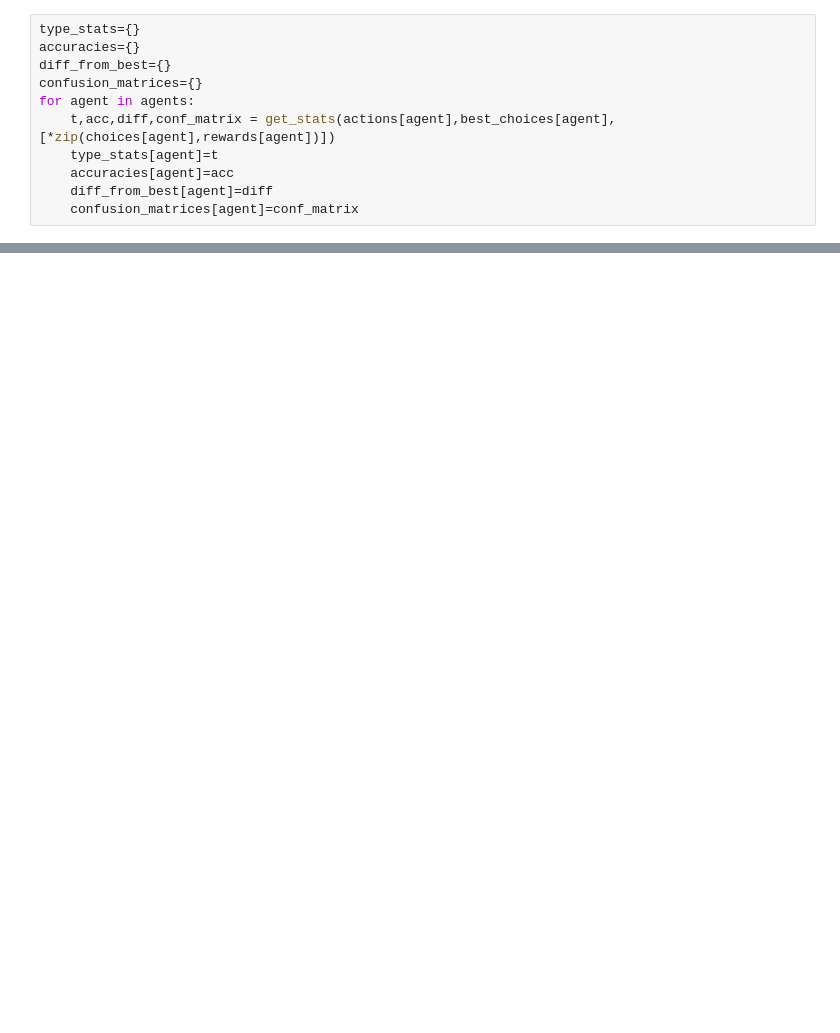
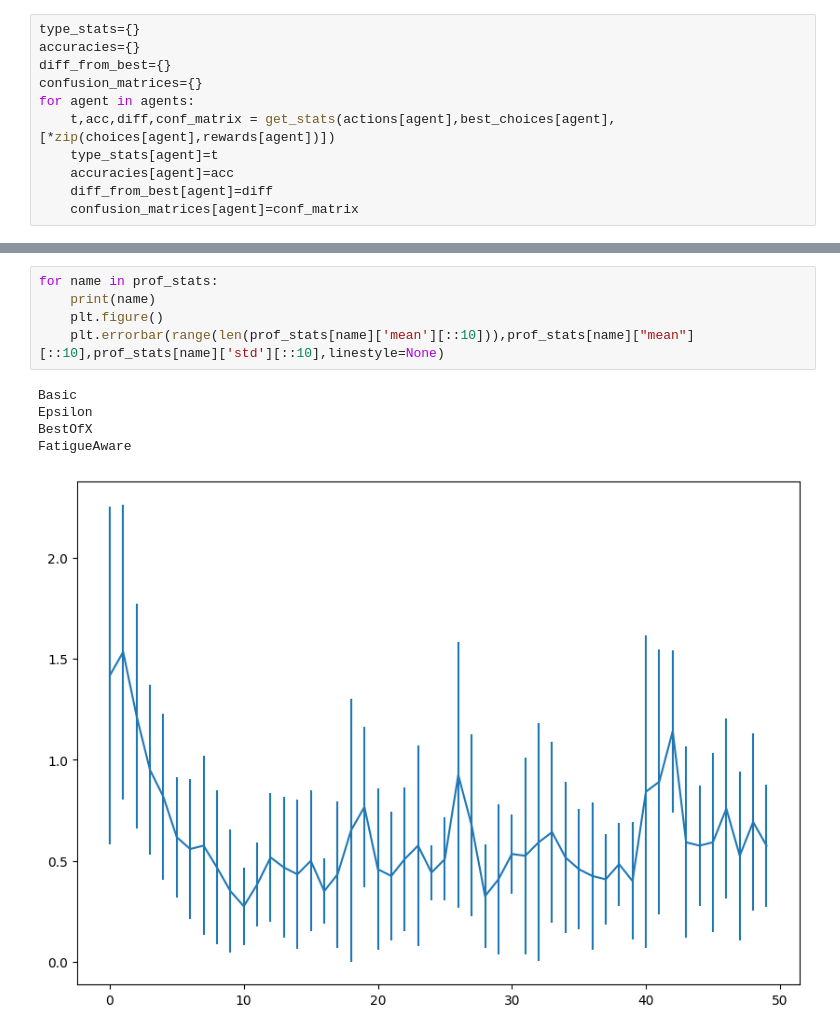
Before and after one commit to JDnikolo/thesis_gamified_hexad_extraction, a Jupyter notebook: RL_system/testing.ipynb, the cells around one changed output, grey strips where cells are left out. Saved outputs shown, nothing was run; the diff lists cells and outputs as text; blank space fills up the shorter version.

```diff
--- a/RL_system/testing.ipynb
+++ b/RL_system/testing.ipynb
@@ -399,0 +399,11 @@ bot.hexad_profile
+# %%
+for name in prof_stats:
+    print(name)
+    plt.figure()
+    plt.errorbar(range(len(prof_stats[name]['mean'][::10])),prof_stats[name]["mean"][::10],prof_stats[name]['std'][::10],linestyle=None)
+# %% [output]
+Basic
+Epsilon
+BestOfX
+FatigueAware
+[figure, added]
```
Also changed, not shown: parts of 15 cells of this notebook, 1 other file.
